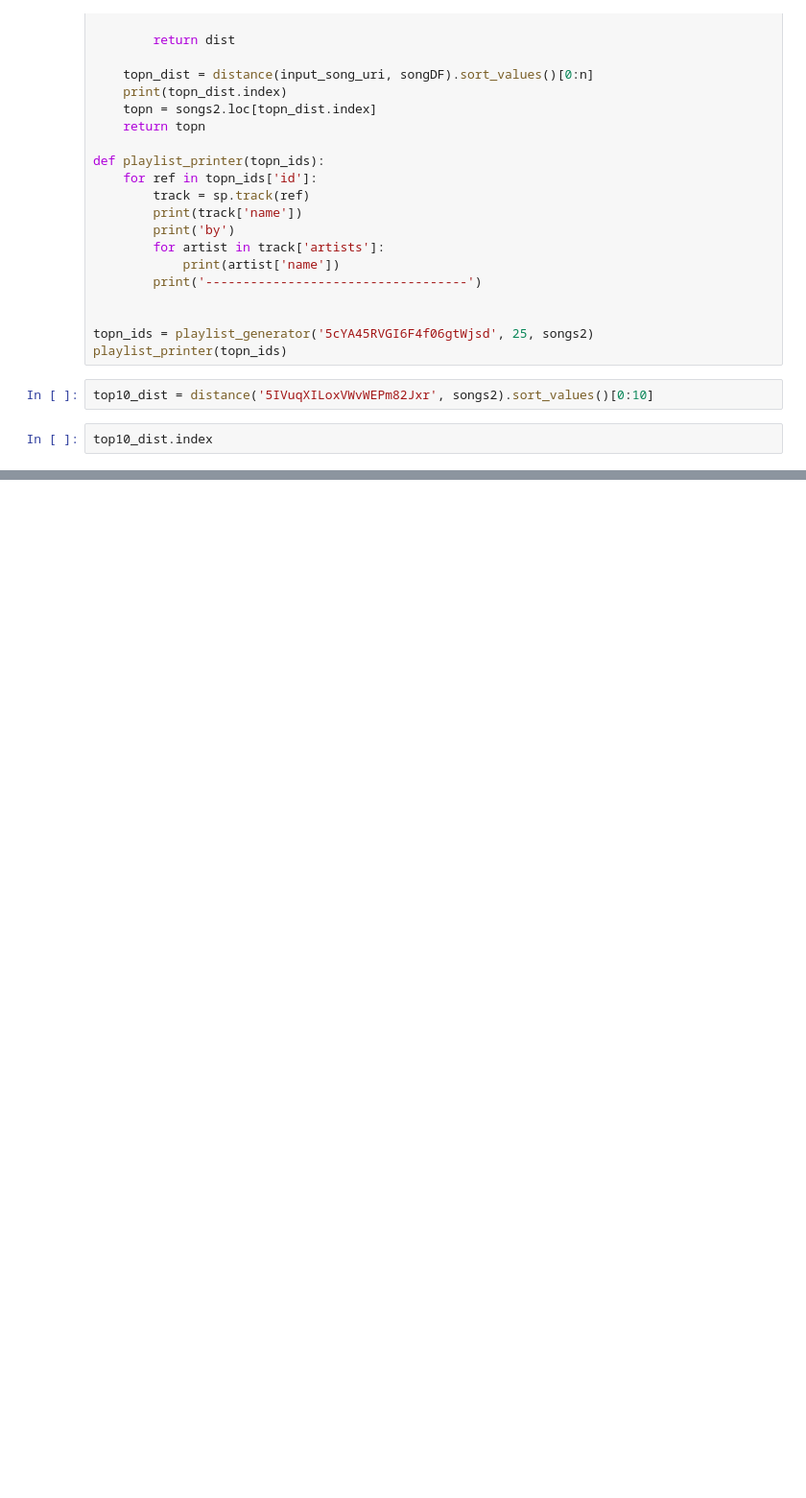
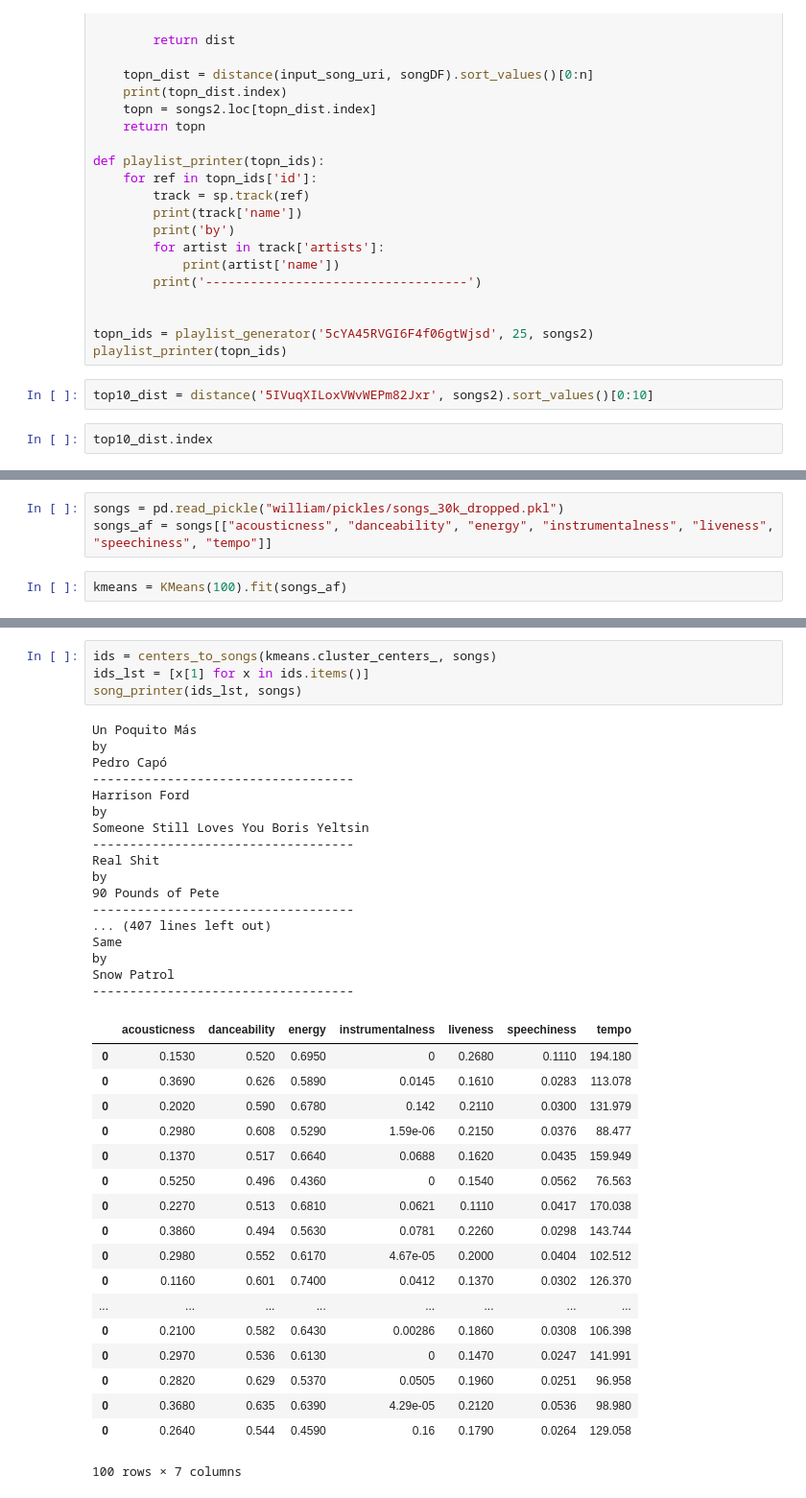
Before and after one commit to sethbilliau/spotify_playlists, a Jupyter notebook: sarah_model_v2.ipynb, the cells around one changed output, grey strips where cells are left out. Shown at 96% size. Drawn from its saved outputs; the diff is of its cells as text; blank space fills up the shorter version.

```diff
--- a/sarah_model_v2.ipynb
+++ b/sarah_model_v2.ipynb
@@ -178,0 +219,5 @@ top10_dist.index
+# %%
+songs = pd.read_pickle("william/pickles/songs_30k_dropped.pkl")
+songs_af = songs[["acousticness", "danceability", "energy", "instrumentalness", "liveness", "speechiness", "tempo"]]
+# %%
+kmeans = KMeans(100).fit(songs_af)
@@ -178,0 +306,40 @@ top10_dist.index
+# %%
+ids = centers_to_songs(kmeans.cluster_centers_, songs)
+ids_lst = [x[1] for x in ids.items()]
+song_printer(ids_lst, songs)
+# %% [output]
+Un Poquito Más
+by
+Pedro Capó
+-----------------------------------
+Harrison Ford
+by
+Someone Still Loves You Boris Yeltsin
+-----------------------------------
+Real Shit
+by
+90 Pounds of Pete
+-----------------------------------
+... (407 lines left out)
+Same
+by
+Snow Patrol
+-----------------------------------
+|  | acousticness | danceability | energy | instrumentalness | liveness | speechiness | tempo |
+| 0 | 0.1530 | 0.520 | 0.6950 | 0 | 0.2680 | 0.1110 | 194.180 |
+| 0 | 0.3690 | 0.626 | 0.5890 | 0.0145 | 0.1610 | 0.0283 | 113.078 |
+| 0 | 0.2020 | 0.590 | 0.6780 | 0.142 | 0.2110 | 0.0300 | 131.979 |
+| 0 | 0.2980 | 0.608 | 0.5290 | 1.59e-06 | 0.2150 | 0.0376 | 88.477 |
+| 0 | 0.1370 | 0.517 | 0.6640 | 0.0688 | 0.1620 | 0.0435 | 159.949 |
+| 0 | 0.5250 | 0.496 | 0.4360 | 0 | 0.1540 | 0.0562 | 76.563 |
+| 0 | 0.2270 | 0.513 | 0.6810 | 0.0621 | 0.1110 | 0.0417 | 170.038 |
+| 0 | 0.3860 | 0.494 | 0.5630 | 0.0781 | 0.2260 | 0.0298 | 143.744 |
+| 0 | 0.2980 | 0.552 | 0.6170 | 4.67e-05 | 0.2000 | 0.0404 | 102.512 |
+| 0 | 0.1160 | 0.601 | 0.7400 | 0.0412 | 0.1370 | 0.0302 | 126.370 |
+| ... | ... | ... | ... | ... | ... | ... | ... |
+| 0 | 0.2100 | 0.582 | 0.6430 | 0.00286 | 0.1860 | 0.0308 | 106.398 |
+| 0 | 0.2970 | 0.536 | 0.6130 | 0 | 0.1470 | 0.0247 | 141.991 |
+| 0 | 0.2820 | 0.629 | 0.5370 | 0.0505 | 0.1960 | 0.0251 | 96.958 |
+| 0 | 0.3680 | 0.635 | 0.6390 | 4.29e-05 | 0.2120 | 0.0536 | 98.980 |
+| 0 | 0.2640 | 0.544 | 0.4590 | 0.16 | 0.1790 | 0.0264 | 129.058 |
+100 rows × 7 columns
```
Also changed, not shown: parts of 11 cells of this notebook.
